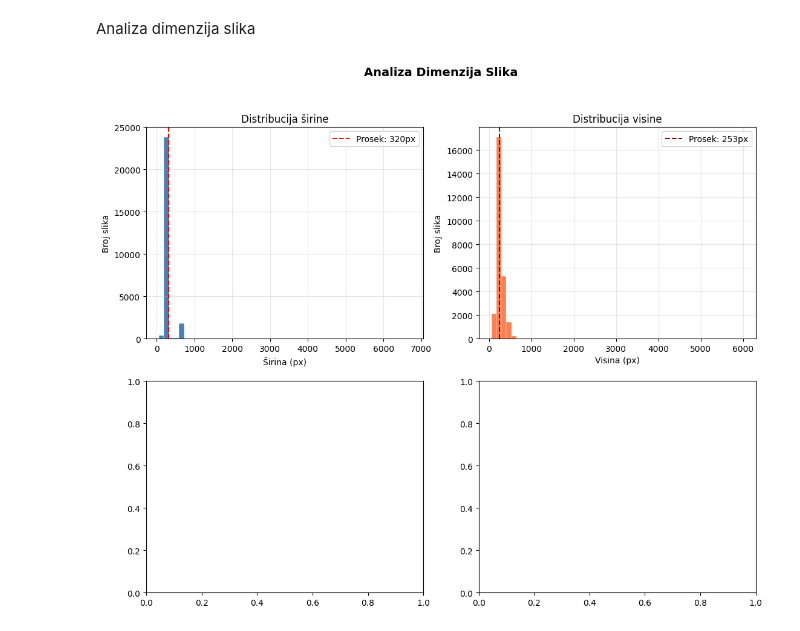
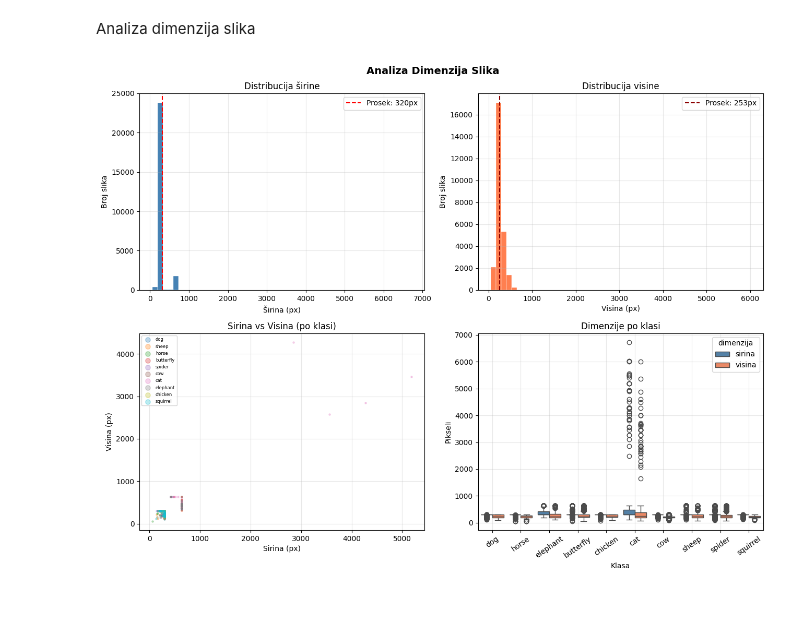
Before and after one commit to predrag002/Animals, a Jupyter notebook: analiza.ipynb, the cells around one changed output. Saved outputs shown, nothing was run; the diff lists cells and outputs as text; code cells hidden in the pictures; blank space fills up the shorter version.

Commit message:
Dodavanje scatera i box plota za analizu visine i sirine po klasama

```diff
--- a/analiza.ipynb
+++ b/analiza.ipynb
@@ -150,23 +151,50 @@ Analiza dimenzija slika
 # %%
 fig, axes = plt.subplots(2, 2, figsize=(13, 10))
 fig.suptitle('Analiza Dimenzija Slika', fontsize=14, fontweight='bold')
 
 
 axes[0,0].hist(df['sirina'], bins=50, color='steelblue', edgecolor='white', linewidth=0.3)
 axes[0,0].axvline(df['sirina'].mean(), color='red', linestyle='--', label=f'Prosek: {df["sirina"].mean():.0f}px')
 axes[0,0].set_title('Distribucija širine')
 axes[0,0].set_xlabel('Širina (px)')
 axes[0,0].set_ylabel('Broj slika')
 axes[0,0].legend()
 axes[0,0].grid(alpha=0.3)
 
 
 axes[0,1].hist(df['visina'], bins=50, color='coral', edgecolor='white', linewidth=0.3)
 axes[0,1].axvline(df['visina'].mean(), color='darkred', linestyle='--', label=f'Prosek: {df["visina"].mean():.0f}px')
 axes[0,1].set_title('Distribucija visine')
 axes[0,1].set_xlabel('Visina (px)')
 axes[0,1].set_ylabel('Broj slika')
 axes[0,1].legend()
 axes[0,1].grid(alpha=0.3)
+
+sample = df.sample(min(2000, len(df)), random_state=42)
+klase = sample['klasa'].unique()
+pal = plt.cm.tab10(np.linspace(0, 1, len(klase)))
+for i, k in enumerate(klase):
+    sub = sample[sample['klasa'] == k]
+    axes[1,0].scatter(sub['sirina'], sub['visina'], alpha=0.3, s=5, color=pal[i], label=k)
+axes[1,0].set_title('Širina vs Visina (po klasi)')
+axes[1,0].set_xlabel('Širina (px)')
+axes[1,0].set_ylabel('Visina (px)')
+axes[1,0].legend(fontsize=6, markerscale=3)
+axes[1,0].grid(alpha=0.3)
+
+
+df_melt = df.melt(id_vars='klasa', value_vars=['sirina', 'visina'],
+                  var_name='dimenzija', value_name='px')
+sns.boxplot(data=df_melt, x='klasa', y='px', hue='dimenzija',
+            ax=axes[1,1], palette=['steelblue','coral'])
+axes[1,1].set_title('Dimenzije po klasi')
+axes[1,1].set_xlabel('Klasa')
+axes[1,1].set_ylabel('Pikseli')
+axes[1,1].tick_params(axis='x', rotation=35)
+axes[1,1].grid(alpha=0.3)
+
+plt.tight_layout()
+plt.savefig('eda_image_sizes.png', dpi=120, bbox_inches='tight')
+plt.show()
 # %% [output]
-[figure, old version]
+[figure, new version]
```
Also changed, not shown: parts of 1 cell of this notebook, 1 other file.
